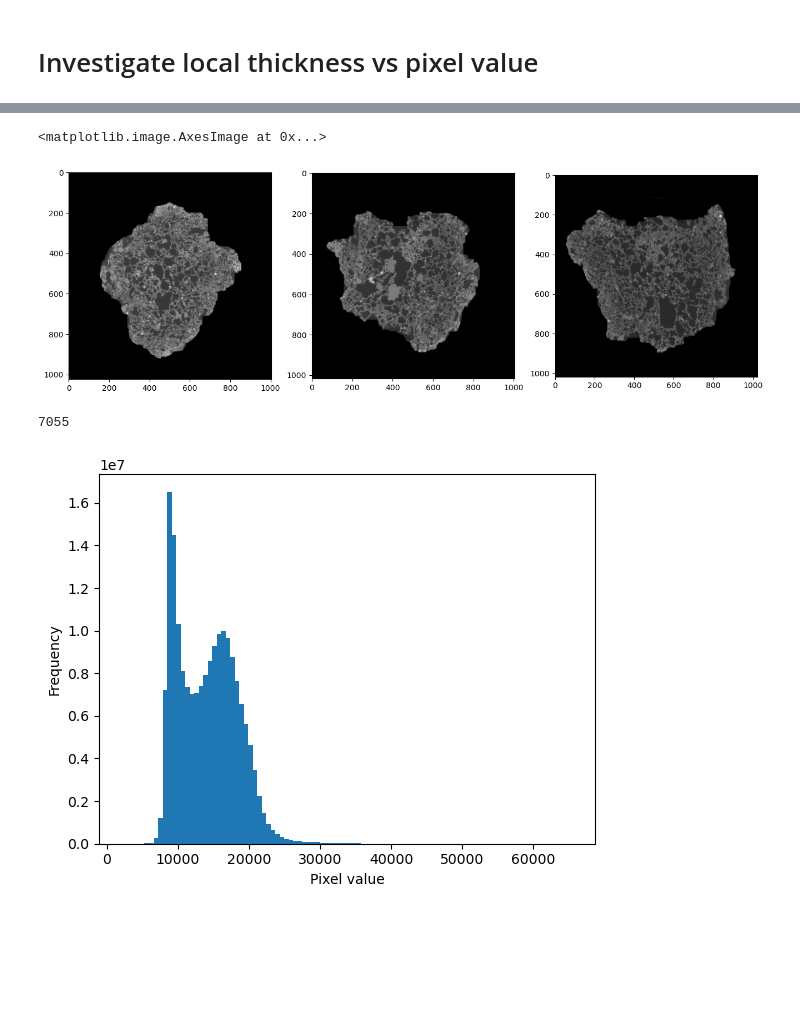
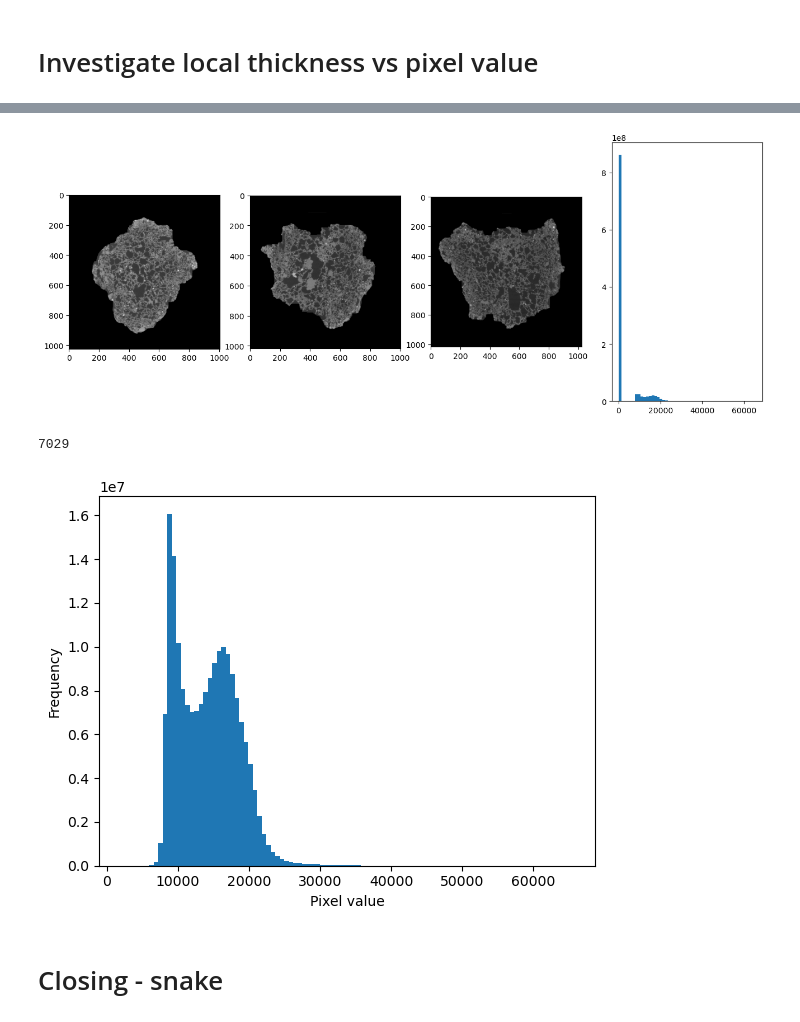
Before and after one commit to s185231/HPC3D_project, a Jupyter notebook: Madagaskar_stone.ipynb, the cells around one changed output, grey strips where cells are left out. Drawn from its saved outputs; the diff is of its cells as text; code cells hidden in the pictures; blank space fills up the shorter version.

```diff
--- a/Madagaskar_stone.ipynb
+++ b/Madagaskar_stone.ipynb
@@ -333,4 +341,4 @@ Text(0, 0.5, 'Local thickness')
 # %%
-path = "/dtu/3d-imaging-center/courses/02509/groups/members/s185231/project/snake1.tiff"
+path = "/dtu/3d-imaging-center/courses/02509/groups/members/s185231/HPC3D_project/results/snake_segmentation.tif"
 
 im_mask = dxchange.reader.read_tiff(path)
@@ -339,8 +349,10 @@ NameError: name 'dxchange' is not defined
+# %%
+# apply closing
+from skimage.morphology import isotropic_closing,closing, cube
+import matplotlib.pyplot as plt
+
+im_mask_closed = closing(im_mask, cube(50))
 # %%
-# apply closing
-from skimage.morphology import isotropic_closing, cube
-
-im_mask_closed = isotropic_closing(im_mask, cube(50))
 
 # viz a slice
 plt.figure(figsize=(16,6))
@@ -366,21 +379,25 @@ NameError: name 'im_mask' is not defined
 # %%
 # use mask on im
 
 im_masked = im * im_mask_closed
 
 # viz a slice
 plt.figure(figsize=(16,6))
-plt.subplot(1,3,1)
+plt.subplot(1,4,1)
 plt.imshow(im_masked[500,:,:], cmap='gray')
 
-plt.subplot(1,3,2)
+plt.subplot(1,4,2)
 plt.imshow(im_masked[:,500,:], cmap='gray')
 
-plt.subplot(1,3,3)
+plt.subplot(1,4,3)
 plt.imshow(im_masked[:,:,500], cmap='gray')
+
+plt.subplot(1,4,4)
+plt.hist(im_masked.flatten(), bins = 50)
+
+plt.show()
 # %% [output]
-<matplotlib.image.AxesImage at 0x...>
-[figure, old version]
+[figure, new version]
 # %%
 # run otsu on the masked image
 thresh = threshold_otsu(im_masked)
@@ -388,7 +405,7 @@ thresh = threshold_otsu(im_masked)
 im_masked_thresh = im_masked[im_mask !=0] > thresh
 print(thresh)
 # %% [output]
-7055
+7029
 # %%
 # create histogram of the masked image
 
@@ -396,13 +413,11 @@ print(thresh)
 
 
 plt.hist(im_masked[im_masked != 0].flatten(), bins=100)
-
-
 plt.xlabel('Pixel value')
 plt.ylabel('Frequency')
 plt.show()
 # %% [output]
-[figure, old version]
+[figure, new version]
 # %%
 # set thresholds
 
@@ -415,0 +439,2 @@ mask_crystal = im_masked > t_crystal
+# %% [markdown]
+# Closing - snake
```
Also changed, not shown: parts of 26 cells of this notebook, 1 other file.
